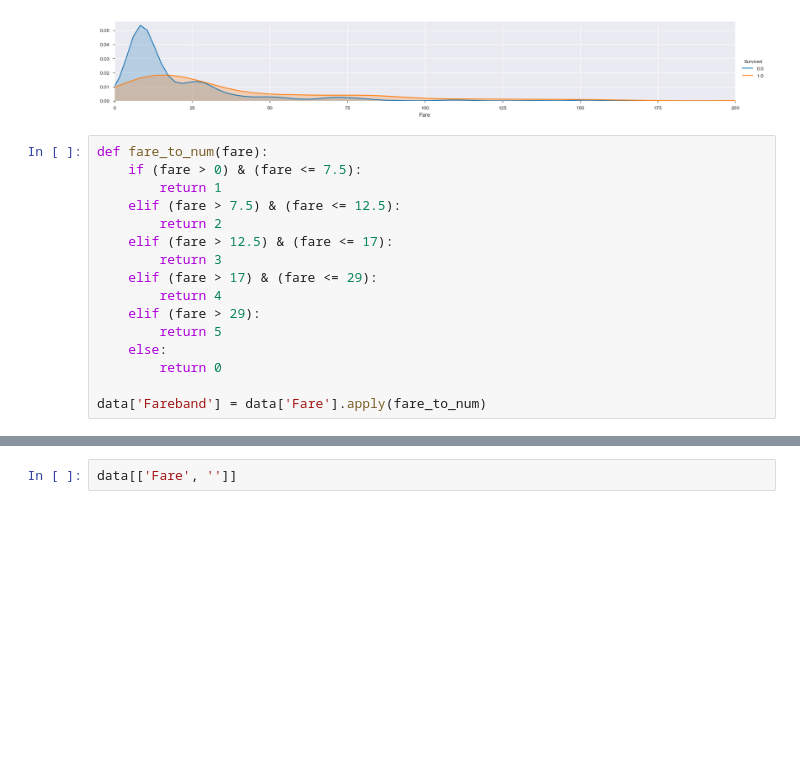
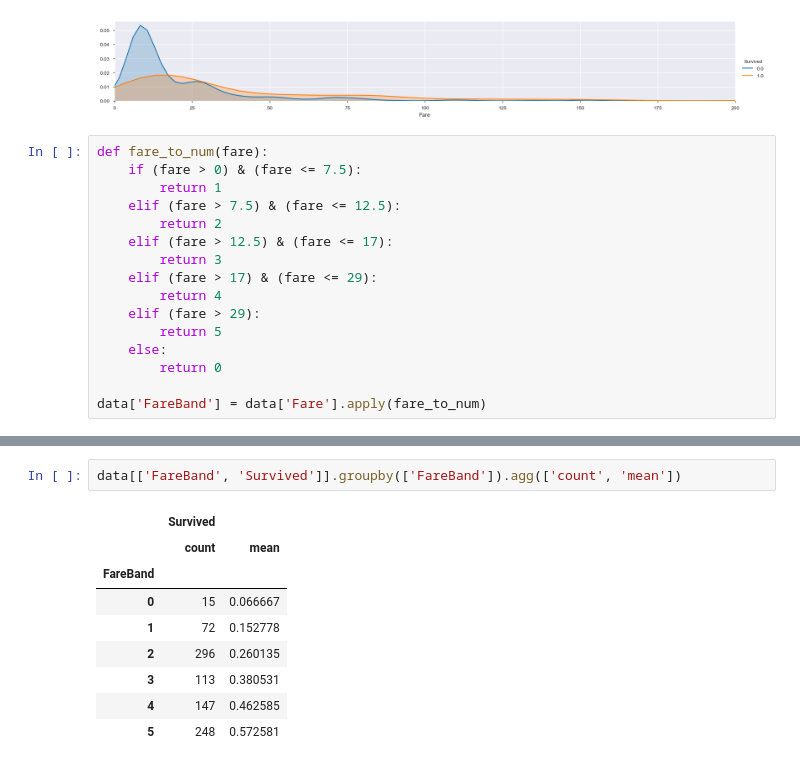
Before and after one commit to aki-06/XGBoost, a Jupyter notebook: XGBoost.ipynb, the cells around one changed output, grey strips where cells are left out. Saved outputs shown, nothing was run; the diff lists cells and outputs as text; blank space fills up the shorter version.

```diff
--- a/XGBoost.ipynb
+++ b/XGBoost.ipynb
@@ -292,7 +292,7 @@ def fare_to_num(fare):
     else:
         return 0
 
-data['Fareband'] = data['Fare'].apply(fare_to_num)
+data['FareBand'] = data['Fare'].apply(fare_to_num)
 # %%
 data.head()
 # %% [output]
@@ -302,5 +302,15 @@ data.head()
 | 2 | 26.0 | NaN | S | 7.9250 | Heikkinen, Miss. Laina | 0 | 3 | 3 | female | 0 | ... |
 | 3 | 35.0 | C123 | S | 53.1000 | Futrelle, Mrs. Jacques Heath (Lil... | 0 | 4 | 1 | female | 1 | ... |
 | 4 | 35.0 | NaN | S | 8.0500 | Allen, Mr. William Henry | 0 | 5 | 3 | male | 0 | ... |
-# %%
-data[['Fare', '']]
+# %%
+data[['FareBand', 'Survived']].groupby(['FareBand']).agg(['count', 'mean'])
+# %% [output]
+|  | Survived |  |
+|  | count | mean |
+| FareBand |  |  |
+| 0 | 15 | 0.066667 |
+| 1 | 72 | 0.152778 |
+| 2 | 296 | 0.260135 |
+| 3 | 113 | 0.380531 |
+| 4 | 147 | 0.462585 |
+| 5 | 248 | 0.572581 |
```
Also changed, not shown: parts of 10 cells of this notebook.
